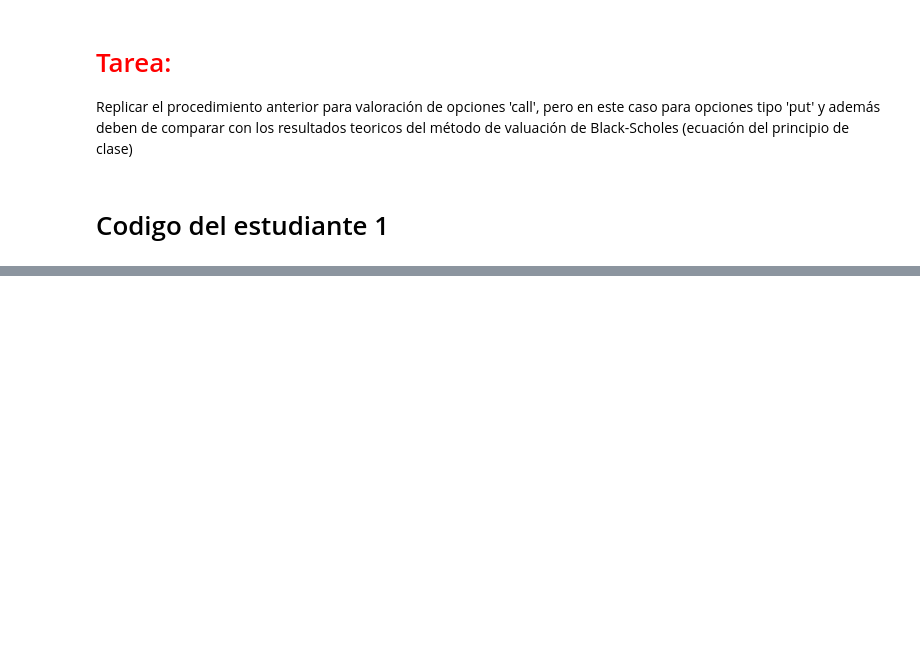
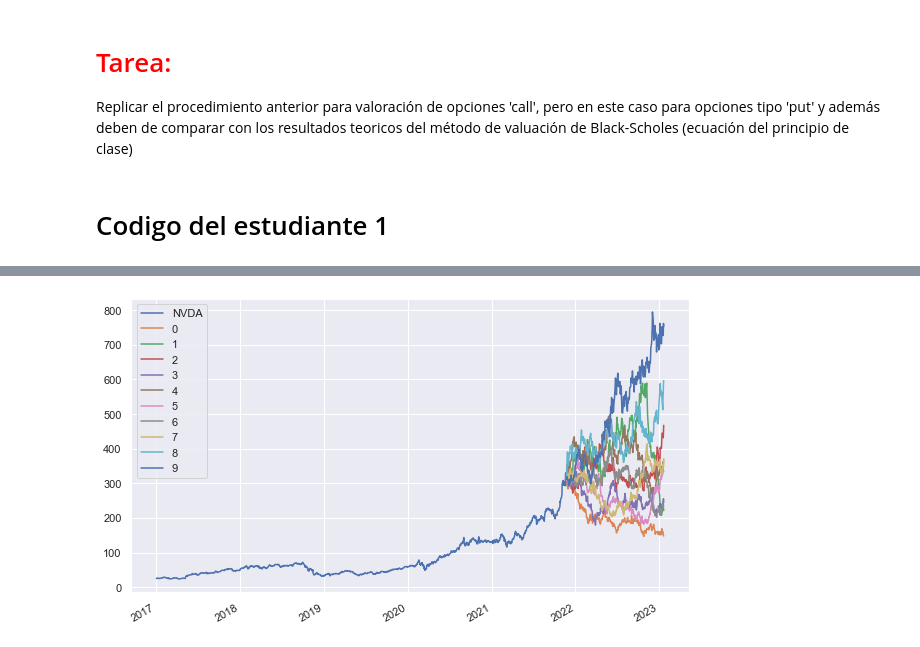
Before and after one commit to Marcoif/Proyecto_Conjunto_MAOchoa_RBetancourt, a Jupyter notebook: Tarea8_MAOchoa_RBetancourt.ipynb, the cells around one changed output, grey strips where cells are left out. Cells and saved outputs as stored; diff of their text form; code cells hidden in the pictures; blank space fills up the shorter version.

```diff
--- a/Tarea8_MAOchoa_RBetancourt.ipynb
+++ b/Tarea8_MAOchoa_RBetancourt.ipynb
@@ -210,0 +220,4 @@ Podemos decir como conclusion que como el metodo simple y el kogaritmico toman l
+# %%
+pd.concat([closes_nvda,sim_closes.iloc[:,:10]]).plot(figsize=[10,6]);
+# %% [output]
+[figure, added]
```
Also changed, not shown: parts of 42 cells of this notebook.
